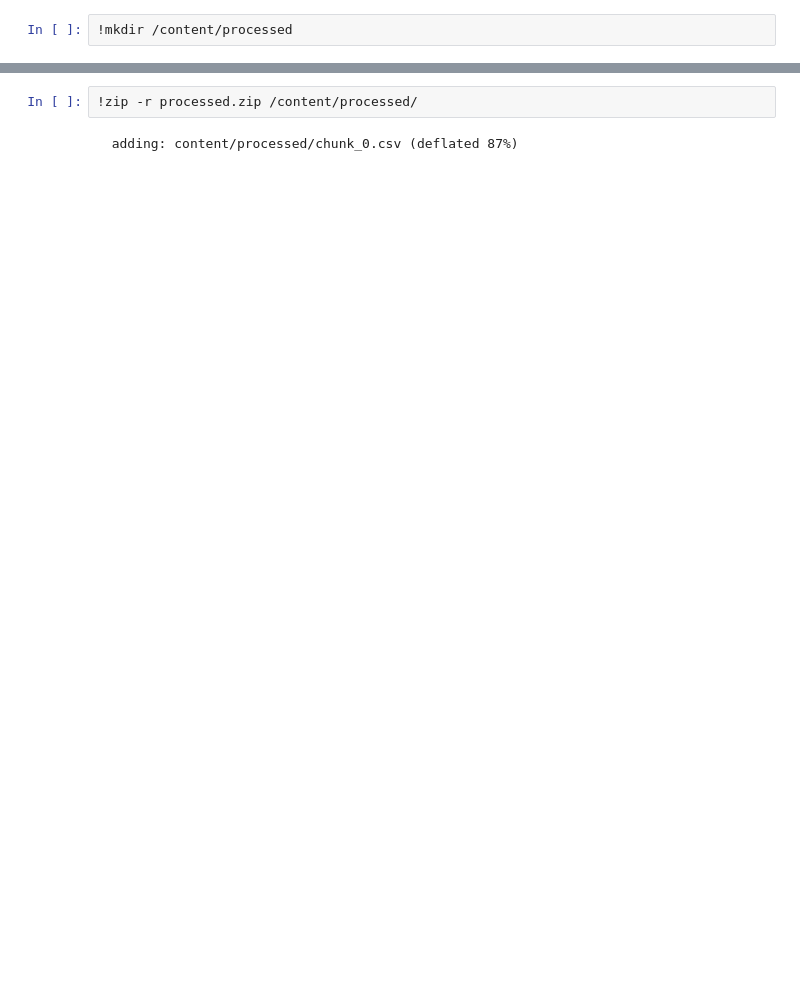
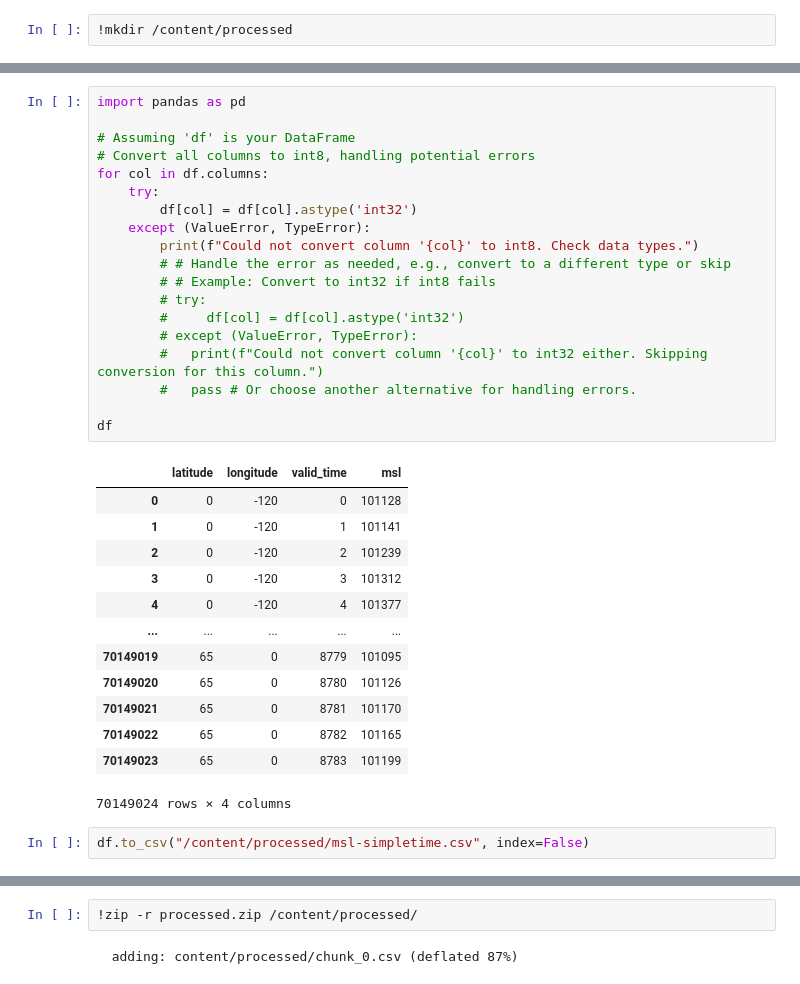
Before and after one commit to Antel0pe/HurricaneSimulation, a Jupyter notebook: notebooks/era5_to_csv.ipynb, the cells around one changed output, grey strips where cells are left out. Saved outputs shown, nothing was run; the diff lists cells and outputs as text; blank space fills up the shorter version.

```diff
--- a/notebooks/era5_to_csv.ipynb
+++ b/notebooks/era5_to_csv.ipynb
@@ -224,0 +270,35 @@ TypeError: object of type 'NoneType' has no len()
+# %%
+import pandas as pd
+
+# Assuming 'df' is your DataFrame
+# Convert all columns to int8, handling potential errors
+for col in df.columns:
+    try:
+        df[col] = df[col].astype('int32')
+    except (ValueError, TypeError):
+        print(f"Could not convert column '{col}' to int8. Check data types.")
+        # # Handle the error as needed, e.g., convert to a different type or skip
+        # # Example: Convert to int32 if int8 fails
+        # try:
+        #     df[col] = df[col].astype('int32')
+        # except (ValueError, TypeError):
+        #   print(f"Could not convert column '{col}' to int32 either. Skipping conversion for this column.")
+        #   pass # Or choose another alternative for handling errors.
+
+df
+# %% [output]
+|  | latitude | longitude | valid_time | msl |
+| 0 | 0 | -120 | 0 | 101128 |
+| 1 | 0 | -120 | 1 | 101141 |
+| 2 | 0 | -120 | 2 | 101239 |
+| 3 | 0 | -120 | 3 | 101312 |
+| 4 | 0 | -120 | 4 | 101377 |
+| ... | ... | ... | ... | ... |
+| 70149019 | 65 | 0 | 8779 | 101095 |
+| 70149020 | 65 | 0 | 8780 | 101126 |
+| 70149021 | 65 | 0 | 8781 | 101170 |
+| 70149022 | 65 | 0 | 8782 | 101165 |
+| 70149023 | 65 | 0 | 8783 | 101199 |
+70149024 rows × 4 columns
+# %%
+df.to_csv("/content/processed/msl-simpletime.csv", index=False)
```
Also changed, not shown: parts of 11 cells of this notebook.
